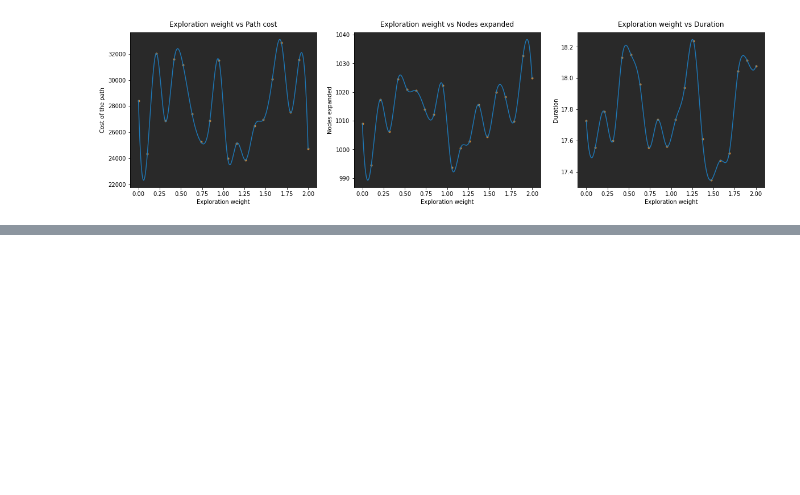
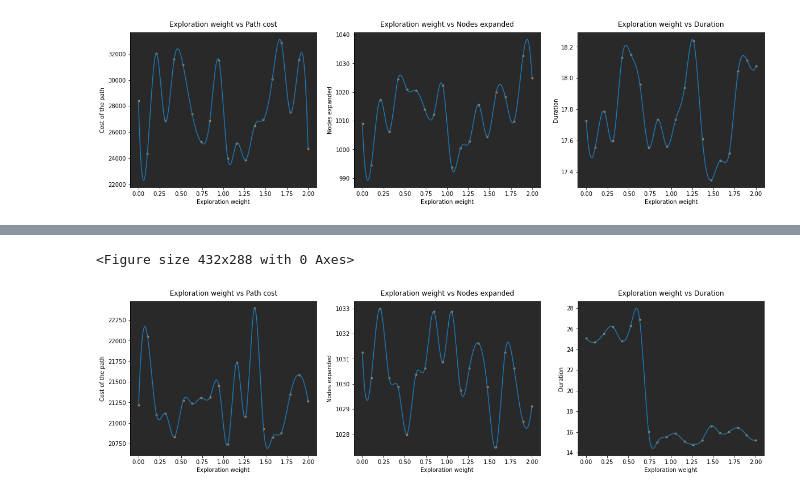
Before and after one commit to rajatkrishna/search-tsp, a Jupyter notebook: route-finder/tsp-solver-analysis.ipynb, the cells around one changed output, grey strips where cells are left out. Drawn from its saved outputs; the diff is of its cells as text; code cells hidden in the pictures; blank space fills up the shorter version.

```diff
--- a/route-finder/tsp-solver-analysis.ipynb
+++ b/route-finder/tsp-solver-analysis.ipynb
@@ -100,2 +100,8 @@ argsMcts = {
     "logEnable": False
 }
+# %%
+startState = SearchState([keys[0]], [city for city in cities.keys() if city != keys[0]])
+path, stats = MCTS(**argsMcts.copy()).findPath(startState)
+
+print(path, "\n\n")
+print(stats.toPrettyString())
@@ -141,4 +162,6 @@ def execute(search, args, observedParameter):
 # %%
+argsMcts['expWeight'] = 2
+argsMcts['noIterationsRollout'] = 200
 costs, durations, nodes = execute(MCTS, argsMcts, "expWeight")
 # %% [output]
 expWeight 2
@@ -273,5 +302,6 @@ plt.show()
 # %%
-argsMtcs['rewardWeight'] = 2
-argsMcts['expWeight'] = 0.75
-argsMcts['noIterationsRollout'] = 100
-costs, durations, nodes = execute(MCTS, argsMcts, "rewardWeight")
+argsMcts['rewardWeight'] = 1.5
+argsMcts['expWeight'] = 2
+argsMcts['noIterationsRollout'] = 200
+argsMcts['printGraph'] = True
+costs, durations, nodes = execute(MCTS, argsMcts, "expWeight")
@@ -278,33 +326,34 @@ costs, durations, nodes = execute(MCTS, argsMcts, "rewardWeight")
 # %%
 plt.clf()
-x = np.linspace(2, 0, 11)
-fig, (ax1, ax2, ax3) = plt.subplots(1, 3)
+x = np.linspace(2, 0, 20)
+fig, (ax1, ax2, ax3) = plt.subplots(1, 3, figsize=(20, 5))
 
 # scatter plots
-ax1.scatter(x, costs, marker = ".", color = "#661717")
+ax1.scatter(x, costs, marker = ".", color = "#c78438")
 ax2.scatter(x, nodes, marker = ".", color = "#c78438")
-ax3.scatter(x, durations, marker = ".", color = "#4c662b")
+ax3.scatter(x, durations, marker = ".", color = "#c78438")
 
-#trend curve
+#trend curves
+from scipy.interpolate import interp1d
 cubic_interpolation_model_costs = interp1d(x, costs, kind = "cubic")
 cubic_interpolation_model_nodes = interp1d(x, nodes, kind = "cubic")
 cubic_interpolation_model_durations = interp1d(x, durations, kind = "cubic")
 
 X_ = np.linspace(x.min(), x.max(), 500)
-ax1.plot(X_, cubic_interpolation_model_costs(X), color="#661728")
-ax2.plot(X_, cubic_interpolation_model_nodes(X), color="#edaf68")
-ax3.plot(X_, cubic_interpolation_model_durations(X), color="#89ad5a")
+ax1.plot(X_, cubic_interpolation_model_costs(X_))
+ax2.plot(X_, cubic_interpolation_model_nodes(X_))
+ax3.plot(X_, cubic_interpolation_model_durations(X_))
 
-ax1.xlabel("Reward weight", color = "#292929")
-ax1.ylabel("Cost of the path", color = "#292929")
-ax1.title("Reward weight vs Path cost", pad = 10)
+ax1.set(xlabel = "Exploration weight", ylabel = "Cost of the path", facecolor = "#292929")
+ax1.set_title("Exploration weight vs Path cost", pad = 10)
 
-ax2.xlabel("Reward weight", color = "#292929")
-ax2.ylabel("Nodes expanded", color = "#292929")
-ax2.title("Reward weight vs Nodes expanded", pad = 10)
+ax2.set(xlabel = "Exploration weight", ylabel = "Nodes expanded", facecolor = "#292929")
+ax2.set_title("Exploration weight vs Nodes expanded", pad = 10)
 
-ax3.xlabel("Reward weight", color = "#292929")
-ax3.ylabel("Duration", color = "#292929")
-ax3.title("Reward weight vs Duration", pad = 10)
+ax3.set(xlabel = "Exploration weight", ylabel = "Duration", facecolor = "#292929")
+ax3.set_title("Exploration weight vs Duration", pad = 10)
 
 plt.show()
+# %% [output]
+<Figure size 432x288 with 0 Axes>
+[figure, added]
```
Also changed, not shown: parts of 9 cells of this notebook, 1 other file.
